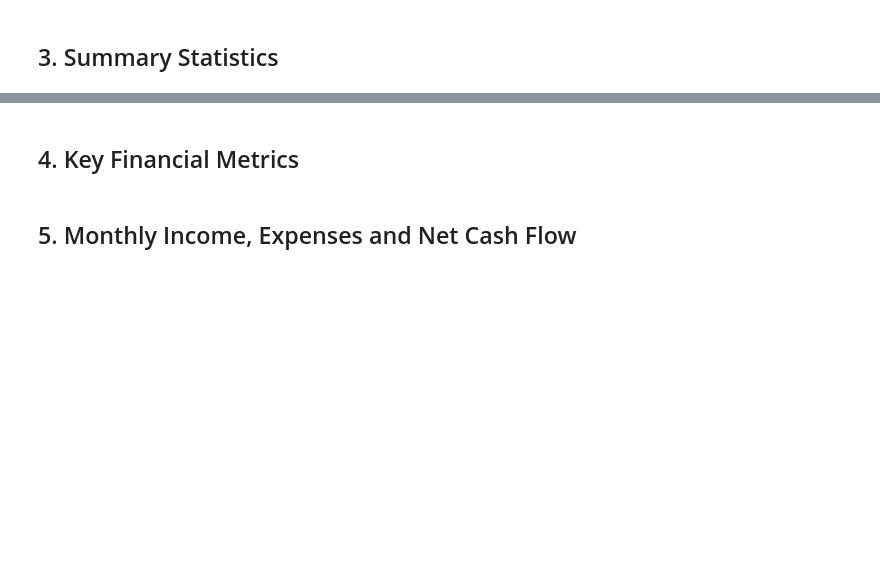
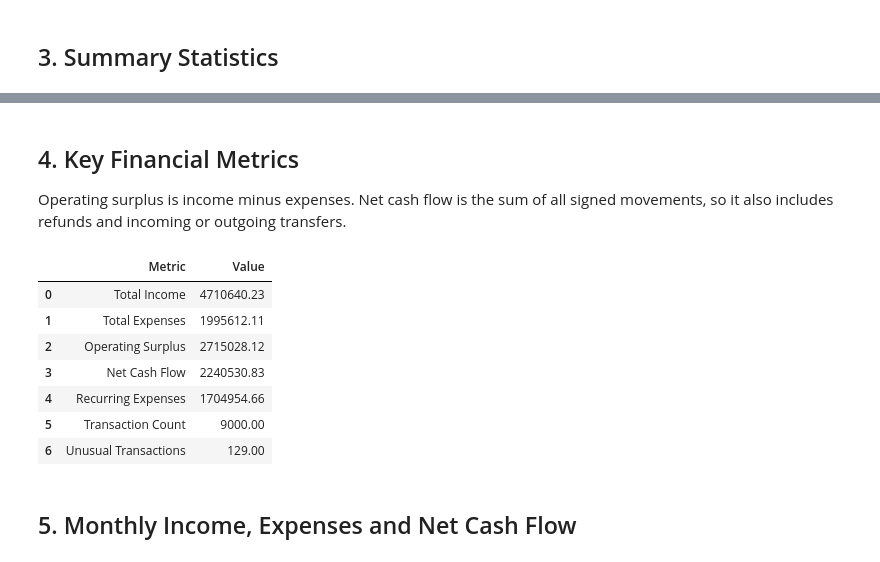
Before and after one commit to sjkali22/financial-transactions-analytics-dashboard, a Jupyter notebook: notebooks/transaction_analysis.ipynb, the cells around one changed output, grey strips where cells are left out. Cells and saved outputs as stored; diff of their text form; code cells hidden in the pictures; blank space fills up the shorter version.

```diff
--- a/notebooks/transaction_analysis.ipynb
+++ b/notebooks/transaction_analysis.ipynb
@@ -44,18 +82,31 @@ df[["amount", "amount_abs", "income_amount", "expense_amount", "net_amount", "ba
 # %% [markdown]
 ## 4. Key Financial Metrics
+
+Operating surplus is income minus expenses. Net cash flow is the sum of all signed movements, so it also includes refunds and incoming or outgoing transfers.
 # %%
 total_income = df["income_amount"].sum()
 total_expenses = df["expense_amount"].sum()
+operating_surplus = total_income - total_expenses
 net_cash_flow = df["net_amount"].sum()
+recurring_expenses = df.loc[df["is_recurring"] & df["transaction_type"].eq("Expense"), "expense_amount"].sum()
 transaction_count = len(df)
 unusual_count = df["is_unusual"].sum()
 
 kpi_summary = pd.DataFrame({
-    "Metric": ["Total Income", "Total Expenses", "Net Cash Flow", "Transaction Count", "Unusual Transactions"],
-    "Value": [total_income, total_expenses, net_cash_flow, transaction_count, unusual_count],
+    "Metric": ["Total Income", "Total Expenses", "Operating Surplus", "Net Cash Flow", "Recurring Expenses", "Transaction Count", "Unusual Transactions"],
+    "Value": [total_income, total_expenses, operating_surplus, net_cash_flow, recurring_expenses, transaction_count, unusual_count],
 })
 
 kpi_summary
+# %% [output]
+|  | Metric | Value |
+| 0 | Total Income | 4710640.23 |
+| 1 | Total Expenses | 1995612.11 |
+| 2 | Operating Surplus | 2715028.12 |
+| 3 | Net Cash Flow | 2240530.83 |
+| 4 | Recurring Expenses | 1704954.66 |
+| 5 | Transaction Count | 9000.00 |
+| 6 | Unusual Transactions | 129.00 |
 # %% [markdown]
 ## 5. Monthly Income, Expenses and Net Cash Flow
 # %%
```
Also changed, not shown: parts of 16 cells of this notebook, 16 other files.
